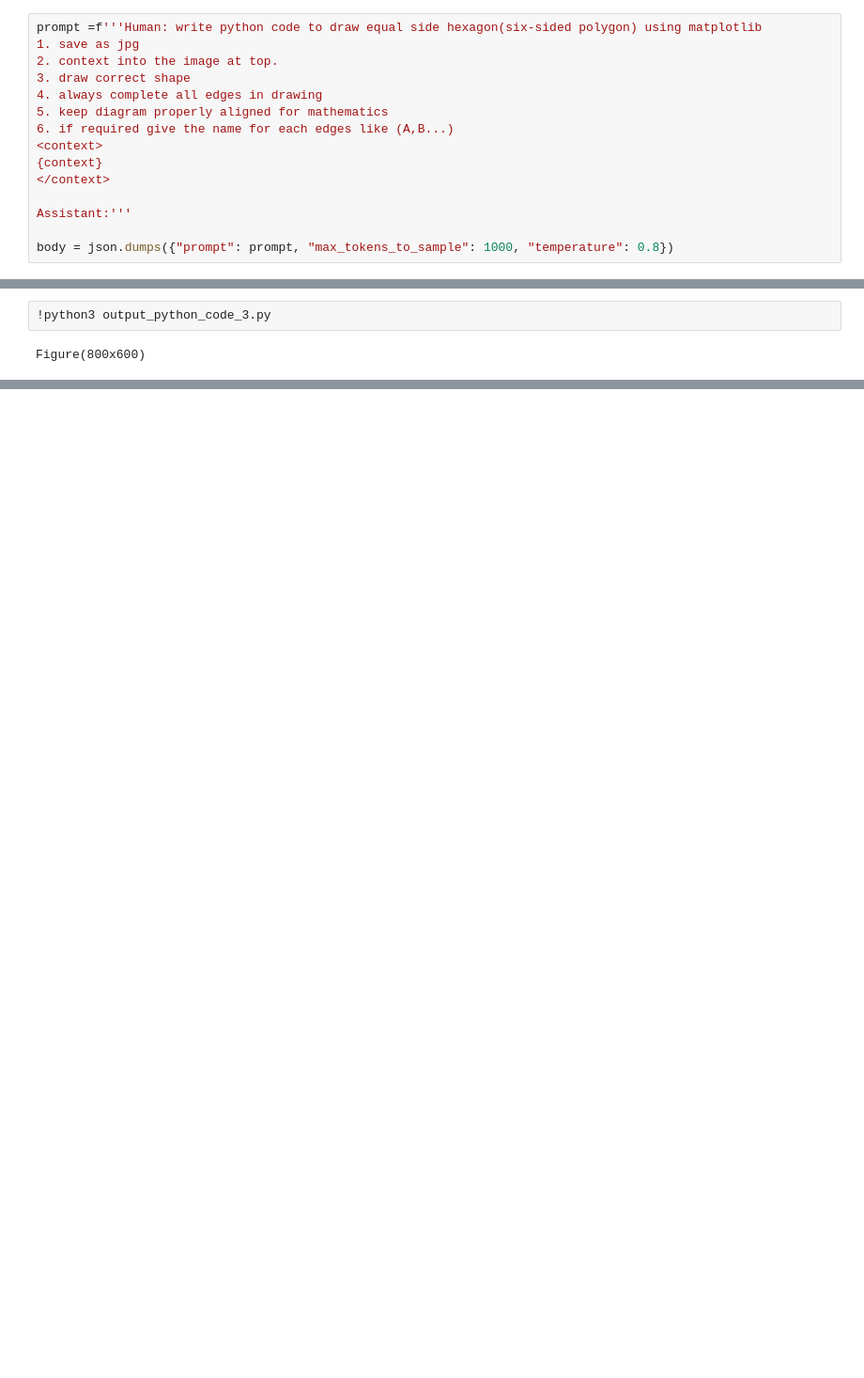
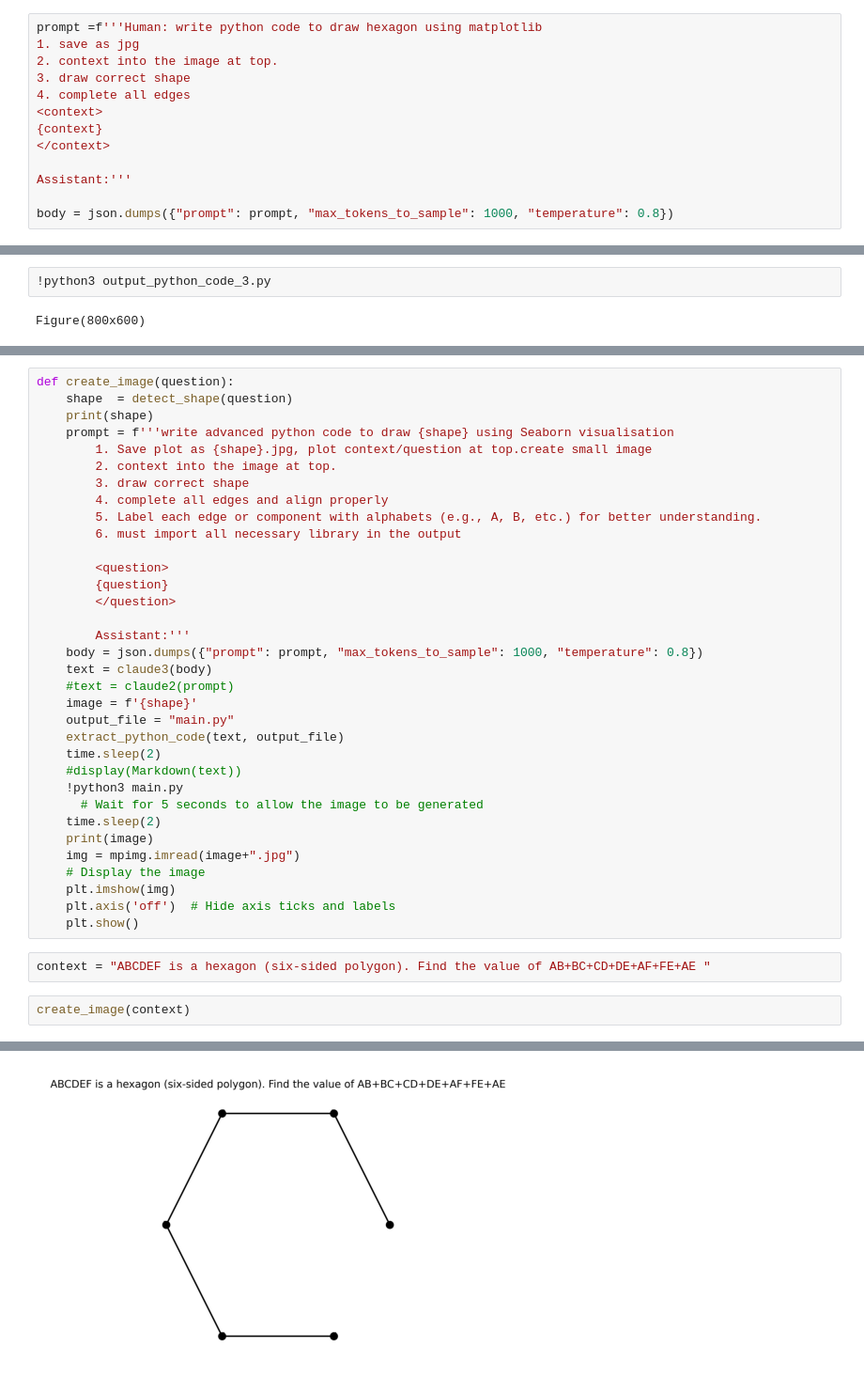
Before and after one commit to SanjayTiwaryMLAI/mathimage, a Jupyter notebook: experiment_new-detailed-matplotlib.ipynb, the cells around one changed output, grey strips where cells are left out. Shown at 94% size. Cells and saved outputs as stored; diff of their text form; blank space fills up the shorter version.

```diff
--- a/experiment_new-detailed-matplotlib.ipynb
+++ b/experiment_new-detailed-matplotlib.ipynb
@@ -59,13 +61,11 @@ Here are two multiple choice questions based on the given text:
 # %%
 context = "ABCDEF is a hexagon (six-sided polygon). Find the value of AB+BC+CD+DE+AF+FE+AE "
 # %%
-prompt =f'''Human: write python code to draw equal side hexagon(six-sided polygon) using matplotlib
+prompt =f'''Human: write python code to draw hexagon using matplotlib
 1. save as jpg
 2. context into the image at top.
 3. draw correct shape
-4. always complete all edges in drawing
-5. keep diagram properly aligned for mathematics
-6. if required give the name for each edges like (A,B...)
+4. complete all edges
 <context>
 {context}
 </context>
@@ -330,0 +350,39 @@ plt.show()
+# %%
+def create_image(question):
+    shape  = detect_shape(question)
+    print(shape)
+    prompt = f'''write advanced python code to draw {shape} using Seaborn visualisation
+        1. Save plot as {shape}.jpg, plot context/question at top.create small image
+        2. context into the image at top.
+        3. draw correct shape
+        4. complete all edges and align properly
+        5. Label each edge or component with alphabets (e.g., A, B, etc.) for better understanding.
+        6. must import all necessary library in the output
+
+        <question>
+        {question}
+        </question>
+
+        Assistant:'''
+    body = json.dumps({"prompt": prompt, "max_tokens_to_sample": 1000, "temperature": 0.8})
+    text = claude3(body)
+    #text = claude2(prompt)
+    image = f'{shape}'
+    output_file = "main.py"
+    extract_python_code(text, output_file)
+    time.sleep(2)
+    #display(Markdown(text))
+    !python3 main.py
+      # Wait for 5 seconds to allow the image to be generated
+    time.sleep(2)
+    print(image)
+    img = mpimg.imread(image+".jpg")
+    # Display the image
+    plt.imshow(img)
+    plt.axis('off')  # Hide axis ticks and labels
+    plt.show()
+# %%
+context = "ABCDEF is a hexagon (six-sided polygon). Find the value of AB+BC+CD+DE+AF+FE+AE "
+# %%
+create_image(context)
+# %% [output]
@@ -330,0 +393 @@ plt.show()
+[figure, added]
```
Also changed, not shown: parts of 30 cells of this notebook, 8 other files.
